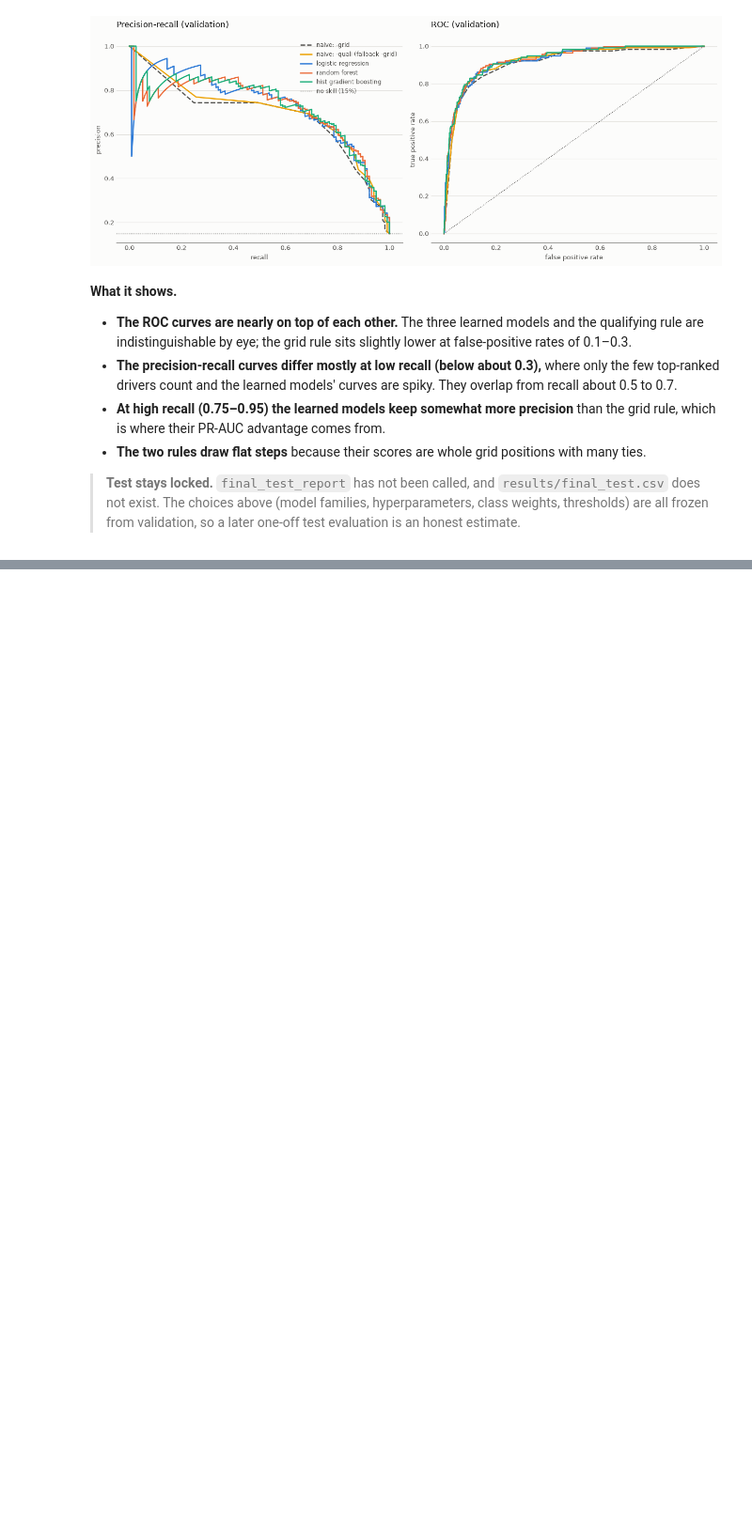
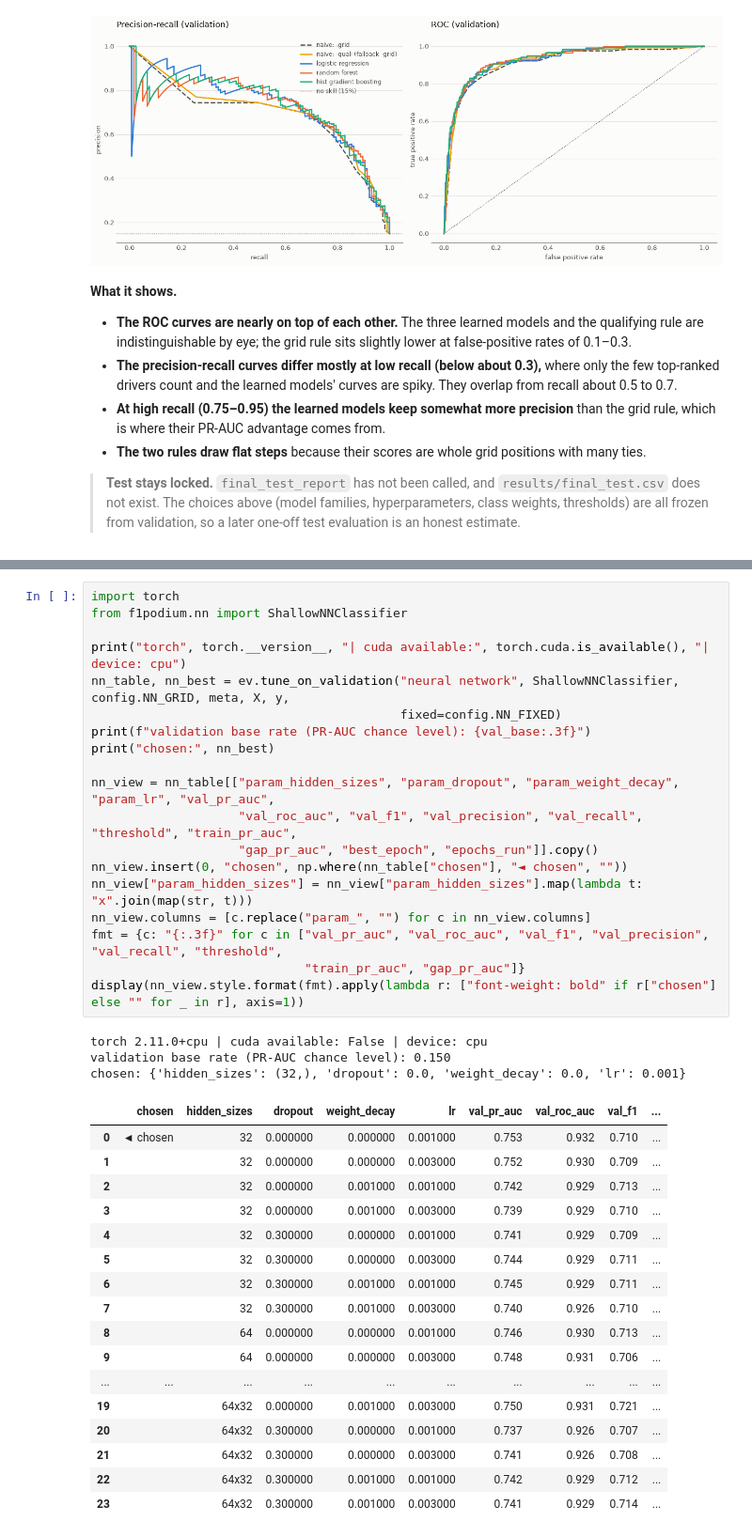
Before and after one commit to YShimy/f1-podium, a Jupyter notebook: notebooks/milestone1.ipynb, the cells around one changed output, grey strips where cells are left out. Shown at 94% size. Drawn from its saved outputs; the diff is of its cells as text; blank space fills up the shorter version.

```diff
--- a/notebooks/milestone1.ipynb
+++ b/notebooks/milestone1.ipynb
@@ -3510,0 +3611,40 @@ plt.show()
+# %%
+import torch
+from f1podium.nn import ShallowNNClassifier
+
+print("torch", torch.__version__, "| cuda available:", torch.cuda.is_available(), "| device: cpu")
+nn_table, nn_best = ev.tune_on_validation("neural network", ShallowNNClassifier, config.NN_GRID, meta, X, y,
+                                          fixed=config.NN_FIXED)
+print(f"validation base rate (PR-AUC chance level): {val_base:.3f}")
+print("chosen:", nn_best)
+
+nn_view = nn_table[["param_hidden_sizes", "param_dropout", "param_weight_decay", "param_lr", "val_pr_auc",
+                    "val_roc_auc", "val_f1", "val_precision", "val_recall", "threshold", "train_pr_auc",
+                    "gap_pr_auc", "best_epoch", "epochs_run"]].copy()
+nn_view.insert(0, "chosen", np.where(nn_table["chosen"], "◄ chosen", ""))
+nn_view["param_hidden_sizes"] = nn_view["param_hidden_sizes"].map(lambda t: "x".join(map(str, t)))
+nn_view.columns = [c.replace("param_", "") for c in nn_view.columns]
+fmt = {c: "{:.3f}" for c in ["val_pr_auc", "val_roc_auc", "val_f1", "val_precision", "val_recall", "threshold",
+                             "train_pr_auc", "gap_pr_auc"]}
+display(nn_view.style.format(fmt).apply(lambda r: ["font-weight: bold" if r["chosen"] else "" for _ in r], axis=1))
+# %% [output]
+torch 2.11.0+cpu | cuda available: False | device: cpu
+validation base rate (PR-AUC chance level): 0.150
+chosen: {'hidden_sizes': (32,), 'dropout': 0.0, 'weight_decay': 0.0, 'lr': 0.001}
+|  | chosen | hidden_sizes | dropout | weight_decay | lr | val_pr_auc | val_roc_auc | val_f1 | ... |
+| 0 | ◄ chosen | 32 | 0.000000 | 0.000000 | 0.001000 | 0.753 | 0.932 | 0.710 | ... |
+| 1 |  | 32 | 0.000000 | 0.000000 | 0.003000 | 0.752 | 0.930 | 0.709 | ... |
+| 2 |  | 32 | 0.000000 | 0.001000 | 0.001000 | 0.742 | 0.929 | 0.713 | ... |
+| 3 |  | 32 | 0.000000 | 0.001000 | 0.003000 | 0.739 | 0.929 | 0.710 | ... |
+| 4 |  | 32 | 0.300000 | 0.000000 | 0.001000 | 0.741 | 0.929 | 0.709 | ... |
+| 5 |  | 32 | 0.300000 | 0.000000 | 0.003000 | 0.744 | 0.929 | 0.711 | ... |
+| 6 |  | 32 | 0.300000 | 0.001000 | 0.001000 | 0.745 | 0.929 | 0.711 | ... |
+| 7 |  | 32 | 0.300000 | 0.001000 | 0.003000 | 0.740 | 0.926 | 0.710 | ... |
+| 8 |  | 64 | 0.000000 | 0.000000 | 0.001000 | 0.746 | 0.930 | 0.713 | ... |
+| 9 |  | 64 | 0.000000 | 0.000000 | 0.003000 | 0.748 | 0.931 | 0.706 | ... |
+| ... | ... | ... | ... | ... | ... | ... | ... | ... | ... |
+| 19 |  | 64x32 | 0.000000 | 0.001000 | 0.003000 | 0.750 | 0.931 | 0.721 | ... |
+| 20 |  | 64x32 | 0.300000 | 0.000000 | 0.001000 | 0.737 | 0.926 | 0.707 | ... |
+| 21 |  | 64x32 | 0.300000 | 0.000000 | 0.003000 | 0.741 | 0.926 | 0.708 | ... |
+| 22 |  | 64x32 | 0.300000 | 0.001000 | 0.001000 | 0.742 | 0.929 | 0.712 | ... |
+| 23 |  | 64x32 | 0.300000 | 0.001000 | 0.003000 | 0.741 | 0.929 | 0.714 | ... |
```
Also changed, not shown: parts of 23 cells of this notebook, 1 other file.
